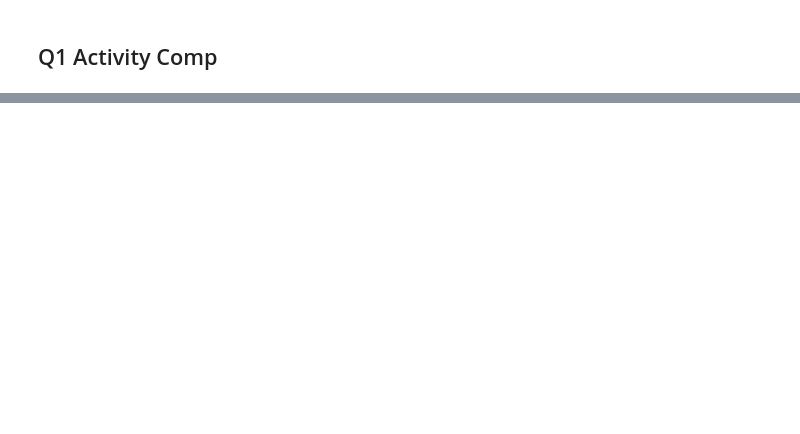
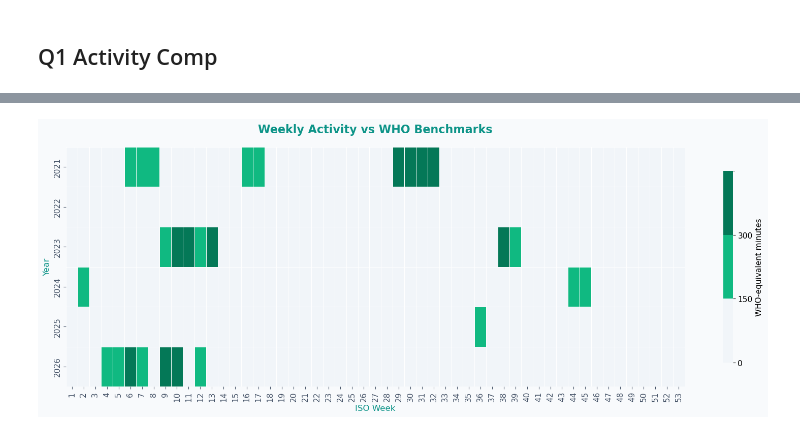
Before and after one commit to itzi97/DV_Python, a Jupyter notebook: data_viz_notebook.ipynb, the cells around one changed output, grey strips where cells are left out. Saved outputs shown, nothing was run; the diff lists cells and outputs as text; code cells hidden in the pictures; blank space fills up the shorter version.

```diff
--- a/data_viz_notebook.ipynb
+++ b/data_viz_notebook.ipynb
@@ -319,0 +466,50 @@ Name: count, dtype: int64
+# %%
+import matplotlib.pyplot as plt
+import seaborn as sns
+import pandas as pd
+from matplotlib.colors import ListedColormap, BoundaryNorm
+
+# Set consistent theme
+plt.style.use('default')
+plt.rcParams.update({
+    'font.size': 11,
+    'axes.linewidth': 1.2,
+    'grid.linestyle': '--',
+    'grid.alpha': 0.3
+})
+
+# Your data prep
+heatmap_df = df[df["Activity_Group"] == "Endurance"].copy()
+weekly_intensity = heatmap_df.groupby(["Year", "Week"])["WHO_equiv"].sum().reset_index()
+pivot = weekly_intensity.pivot(index="Year", columns="Week", values="WHO_equiv")
+pivot = pivot.reindex(columns=range(1, 54)).fillna(0)
+
+# 3-level theme colors
+colors = ["#f1f5f9", "#10b981", "#047857"]  # low → meet → exceed
+bounds = [0, 150, 300, pivot.max().max() + 1]
+cmap = ListedColormap(colors)
+norm = BoundaryNorm(bounds, cmap.N)
+
+# Plot
+fig, ax = plt.subplots(figsize=(16, 6), facecolor='#f8fafc')
+sns.heatmap(
+    pivot, cmap=cmap, norm=norm, ax=ax,
+    linewidths=0.6, linecolor="white",
+    cbar_kws={
+        "label": "WHO-equivalent minutes",
+        "ticks": [0, 150, 300],
+        "shrink": 0.8
+    }
+)
+
+# Theme styling
+ax.set_title("Weekly Activity vs WHO Benchmarks", fontsize=16, fontweight="bold", color="#0d9488", pad=20)
+ax.set_xlabel("ISO Week", fontsize=12, color="#0d9488")
+ax.set_ylabel("Year", fontsize=12, color="#0d9488")
+ax.tick_params(axis='x', colors="#475569")
+ax.tick_params(axis='y', colors="#475569")
+
+plt.tight_layout()
+plt.show()
+# %% [output]
+[figure, added]
```
Also changed, not shown: parts of 13 cells of this notebook, 1 other file.
